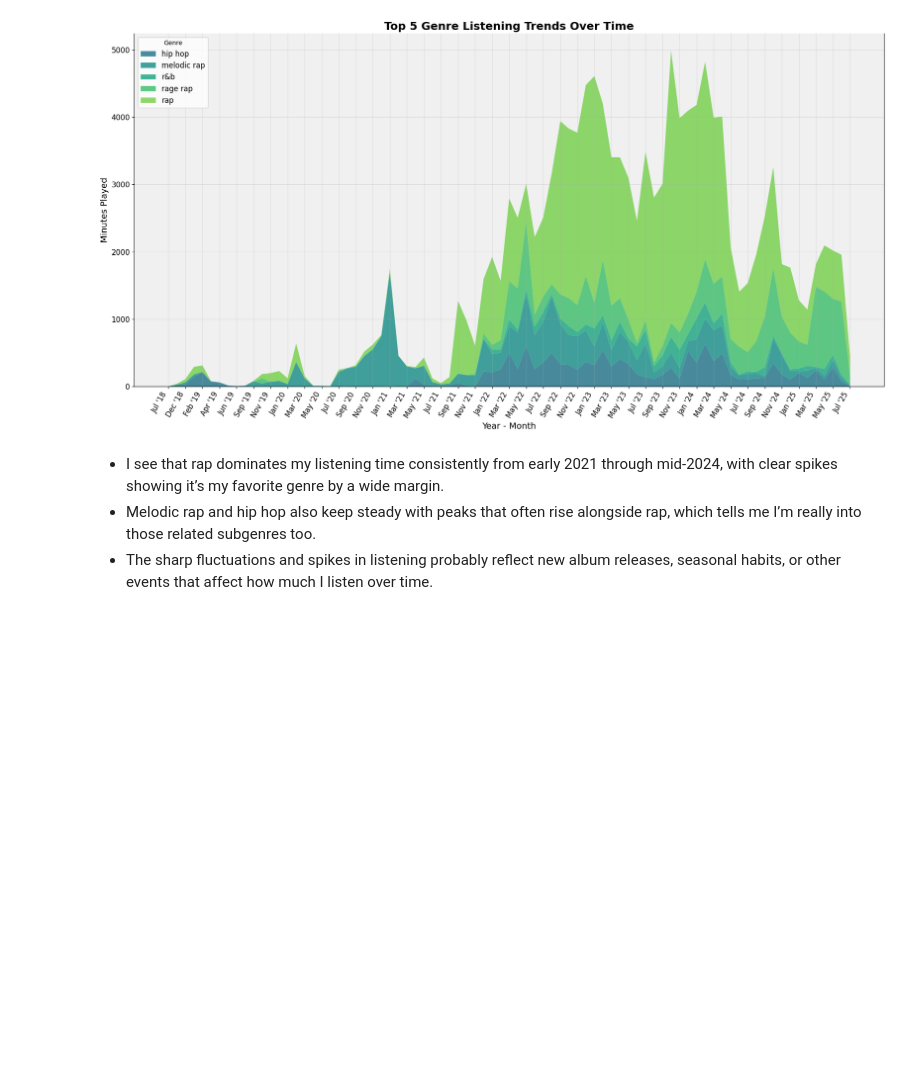
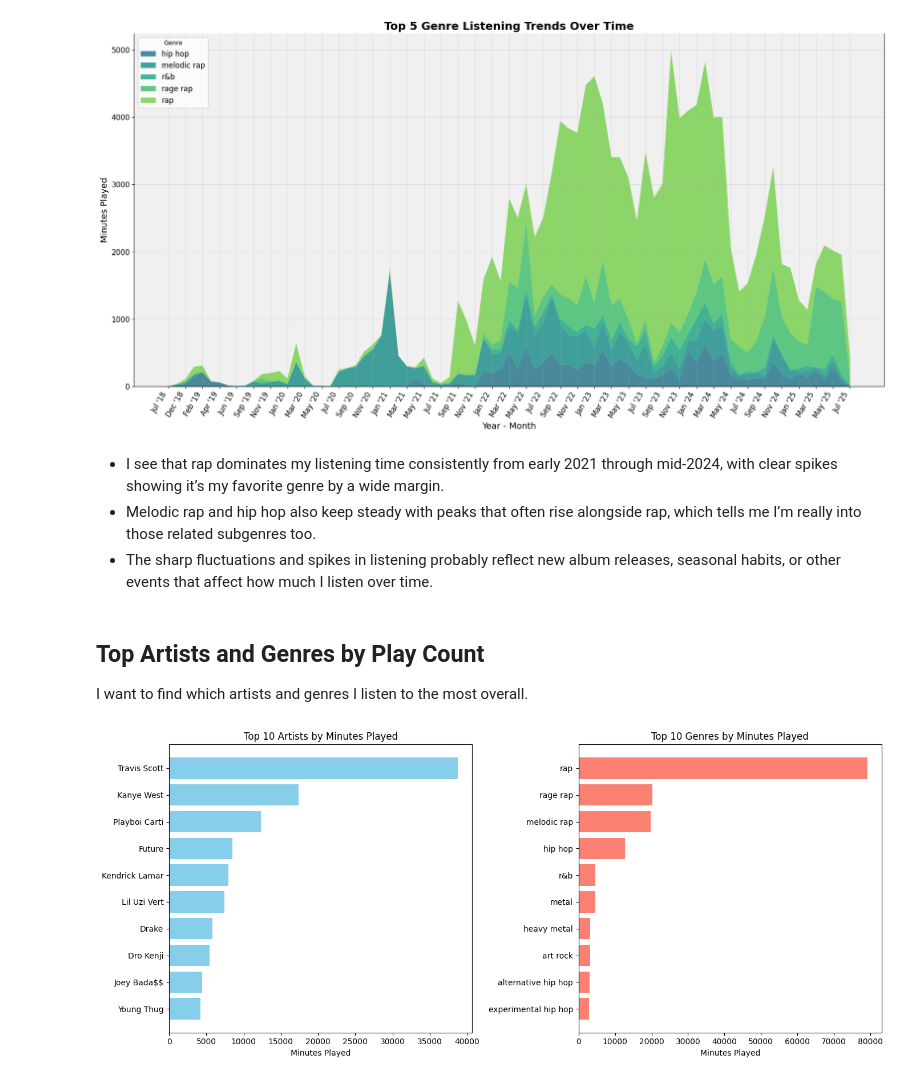
Before and after one commit to Nscook19/Spotify-Data-Analysis, a Jupyter notebook: notebooks/04_SQL_analysis.ipynb, the cells around one changed output. Saved outputs shown, nothing was run; the diff lists cells and outputs as text; code cells hidden in the pictures; blank space fills up the shorter version.

```diff
--- a/notebooks/04_SQL_analysis.ipynb
+++ b/notebooks/04_SQL_analysis.ipynb
@@ -169,3 +169,47 @@ plt.show()
 - I see that rap dominates my listening time consistently from early 2021 through mid-2024, with clear spikes showing it’s my favorite genre by a wide margin.
 - Melodic rap and hip hop also keep steady with peaks that often rise alongside rap, which tells me I’m really into those related subgenres too.
 - The sharp fluctuations and spikes in listening probably reflect new album releases, seasonal habits, or other events that affect how much I listen over time.
+# %% [markdown]
+## Top Artists and Genres by Play Count
+I want to find which artists and genres I listen to the most overall.
+# %%
+# Top 10 Artists by Total Minutes Played
+query_artists = """
+SELECT artist, SUM(ms_played) / 60000.0 as minutes_played
+FROM streaming
+WHERE artist IS NOT NULL
+GROUP BY artist
+ORDER BY minutes_played DESC
+LIMIT 10;
+"""
+top_artists = pd.read_sql(query_artists, conn)
+
+# Top 10 Genres by Total Minutes Played
+query_genres = """
+SELECT genre, SUM(ms_played) / 60000.0 as minutes_played
+FROM streaming
+WHERE genre IS NOT NULL
+GROUP BY genre
+ORDER BY minutes_played DESC
+LIMIT 10;
+"""
+top_genres = pd.read_sql(query_genres, conn)
+
+top_artists['artist'] = top_artists['artist'].str.replace('$', r'\$', regex=False)
+top_genres['genre'] = top_genres['genre'].str.replace('$', r'\$', regex=False)
+
+# Plot
+fig, axs = plt.subplots(1, 2, figsize=(14, 6))
+
+axs[0].barh(top_artists['artist'][::-1], top_artists['minutes_played'][::-1], color='skyblue')
+axs[0].set_title('Top 10 Artists by Minutes Played')
+axs[0].set_xlabel('Minutes Played')
+
+axs[1].barh(top_genres['genre'][::-1], top_genres['minutes_played'][::-1], color='salmon')
+axs[1].set_title('Top 10 Genres by Minutes Played')
+axs[1].set_xlabel('Minutes Played')
+
+plt.tight_layout()
+plt.show()
+# %% [output]
+[figure, added]
```
Also changed, not shown: parts of 7 cells of this notebook, 3 other files.
